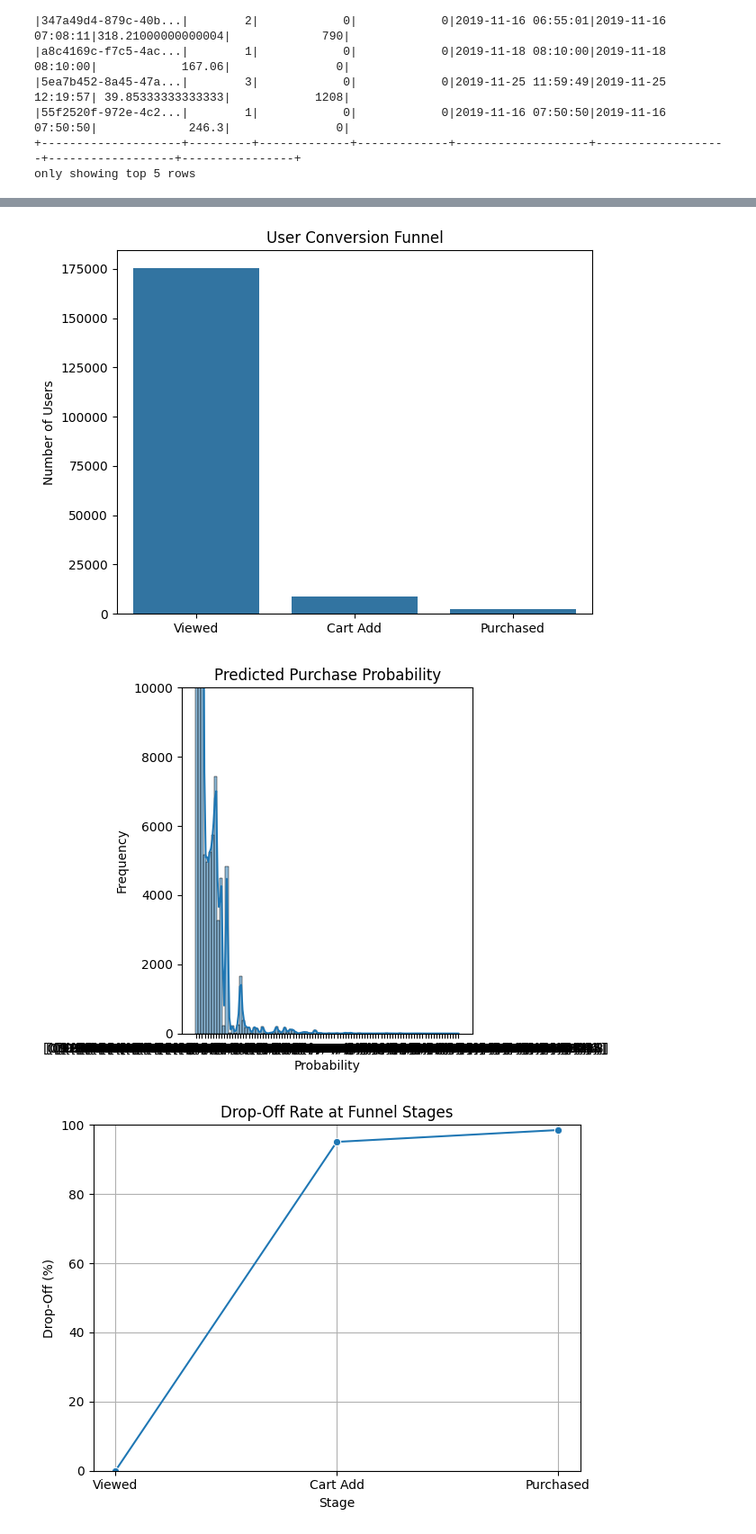
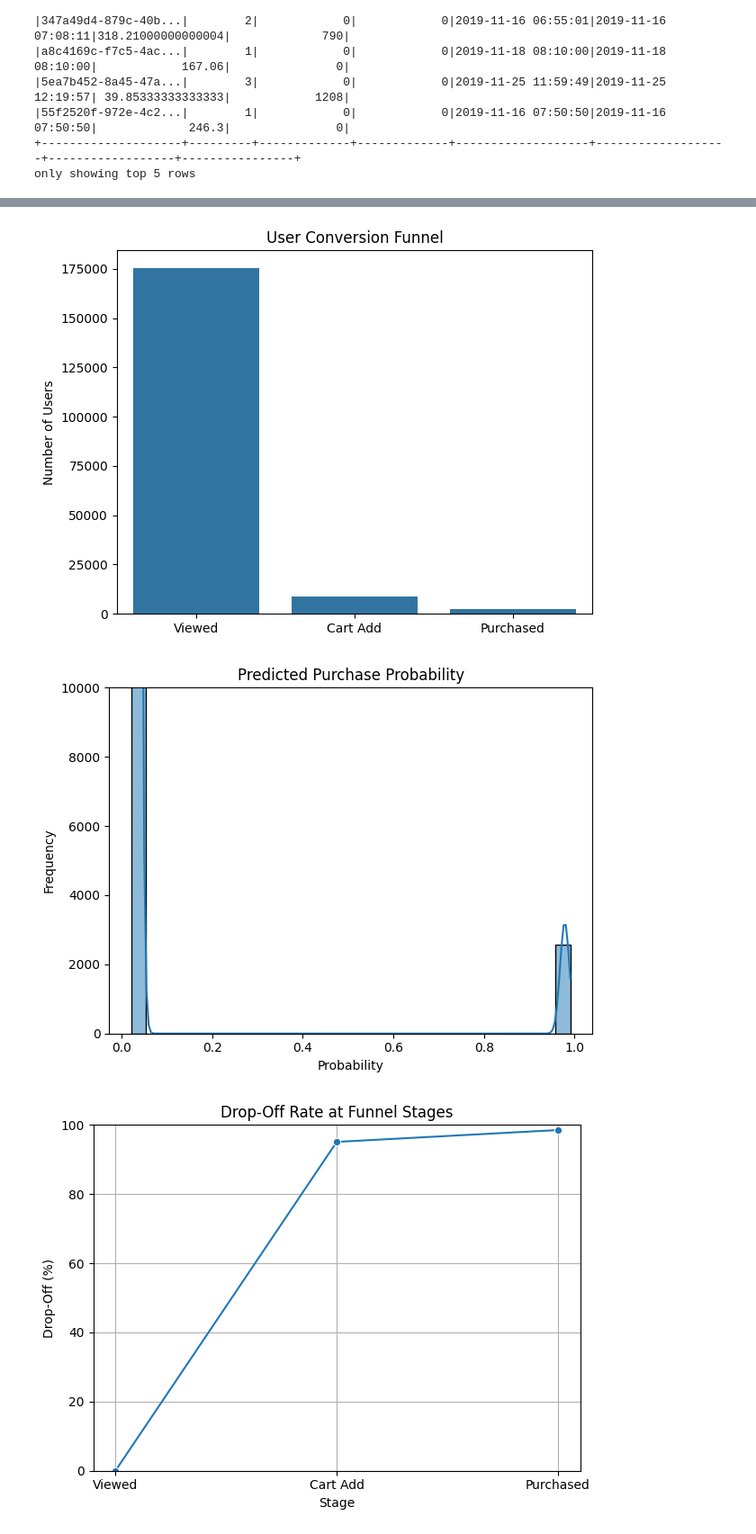
Before and after one commit to shivamAmrutia/ecomm-bigdata-project, a Jupyter notebook: notebooks/exploration1.ipynb, the cells around one changed output, grey strips where cells are left out. Shown at 90% size. Drawn from its saved outputs; the diff is of its cells as text; code cells hidden in the pictures.

```diff
--- a/notebooks/exploration1.ipynb
+++ b/notebooks/exploration1.ipynb
@@ -236,36 +222,36 @@ os.makedirs(output_dir, exist_ok=True)
 collection = get_collection()
 # Fetch from MongoDB
 df_mongo = pd.DataFrame(list(collection.find()))
 
 # Drop MongoDB's default _id field
 df_mongo = df_mongo.drop(columns=["_id"], errors='ignore')
 
 # --- Visualization 1: Conversion Funnel ---
 funnel = {
     "Viewed": df_mongo.shape[0],
     "Cart Add": df_mongo[df_mongo["num_cart_adds"] > 0].shape[0],
     "Purchased": df_mongo[df_mongo["label"] == 1].shape[0]
 }
 sns.barplot(x=list(funnel.keys()), y=list(funnel.values()))
 plt.title("User Conversion Funnel")
 plt.ylabel("Number of Users")
 plt.tight_layout()
 plt.savefig(os.path.join(output_dir, "conversion_funnel.png"), dpi=300)
 plt.show()
 
 # --- Visualization 2: Predicted Purchase Probabilities ---
-if 'probability' in df_mongo.columns:
-    sns.histplot(df_mongo['probability'], bins=30, kde=True)
+if 'probability_class1' in df_mongo.columns:
+    sns.histplot(df_mongo['probability_class1'], bins=30, kde=True)
     plt.title("Predicted Purchase Probability")
     plt.xlabel("Probability")
     plt.ylabel("Frequency")
     plt.ylim(0, 10000)
     plt.tight_layout()
     plt.savefig(os.path.join(output_dir, "purchase_probability.png"), dpi=300)
     plt.show()
 # %% [output]
 [figure]
-[figure, old version]
+[figure, new version]
 # %%
 funnel_df = pd.DataFrame({
     "Stage": ["Viewed", "Cart Add", "Purchased"],
```
Also changed, not shown: parts of 3 cells of this notebook, 3 other files.
